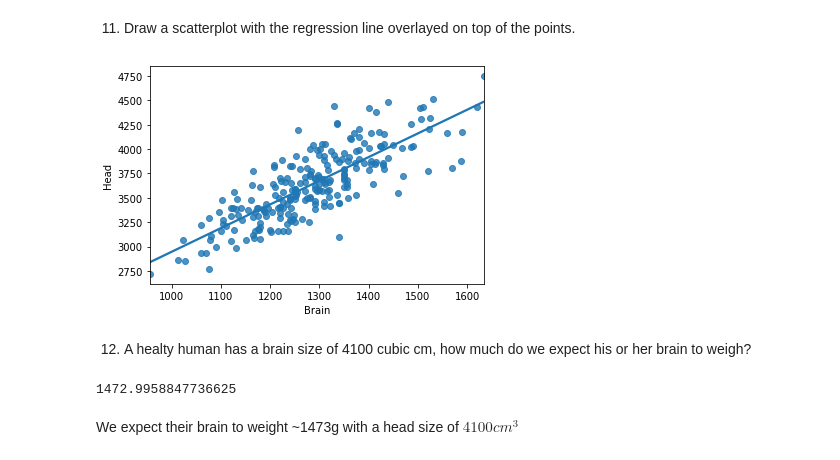
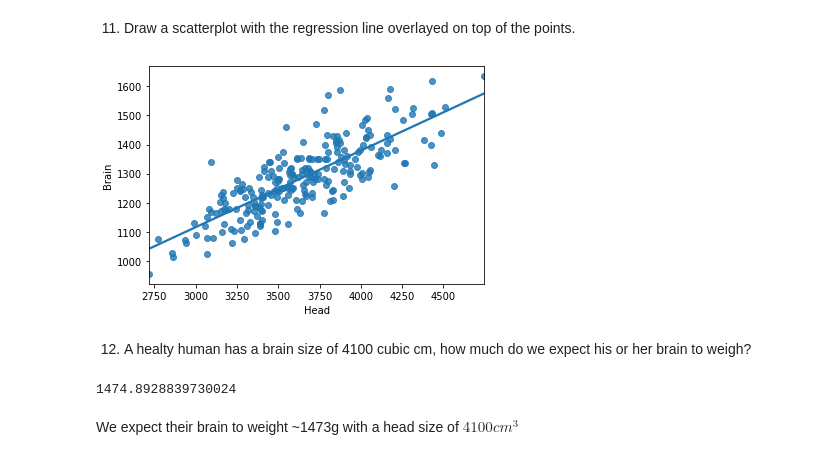
Before and after one commit to mariokart345/DS-Unit-1-Sprint-3-Linear-Algebra, a Jupyter notebook: module1-linear-correlation-regression/LS_DS_131_Simple_Linear_Regression_Assignment.ipynb, the cells around one changed output. Cells and saved outputs as stored; diff of their text form; code cells hidden in the pictures.

```diff
--- a/module1-linear-correlation-regression/LS_DS_131_Simple_Linear_Regression_Assignment.ipynb
+++ b/module1-linear-correlation-regression/LS_DS_131_Simple_Linear_Regression_Assignment.ipynb
@@ -111,17 +111,16 @@ Answer here:
 11) Draw a scatterplot with the regression line overlayed on top of the points.
 # %%
 import seaborn as sns
-sns.regplot('Brain','Head',df,ci=None);
+sns.regplot('Head','Brain',df,ci=None);
 # %% [output]
-[figure, old version]
+[figure, new version]
 # %% [markdown]
 12) A healty human has a brain size of 4100 cubic cm, how much do we expect his or her brain to weigh?
-# %%
-y=4100
-x=(y-520.62)/2.43
-print(x)
-# %% [output]
-1472.9958847736625
+# %%
+x=(4100-intercept)/slope
+print(x)
+# %% [output]
+1474.8928839730024
 # %% [markdown]
 We expect their brain to weight ~1473g with a head size of $4100 cm^3$
 # %% [markdown]
```
Also changed, not shown: parts of 18 cells of this notebook.
